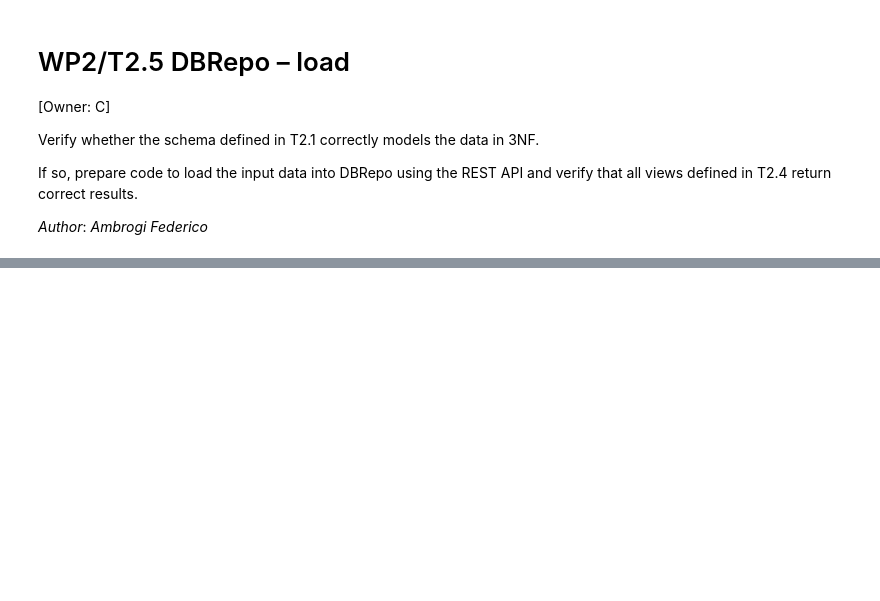
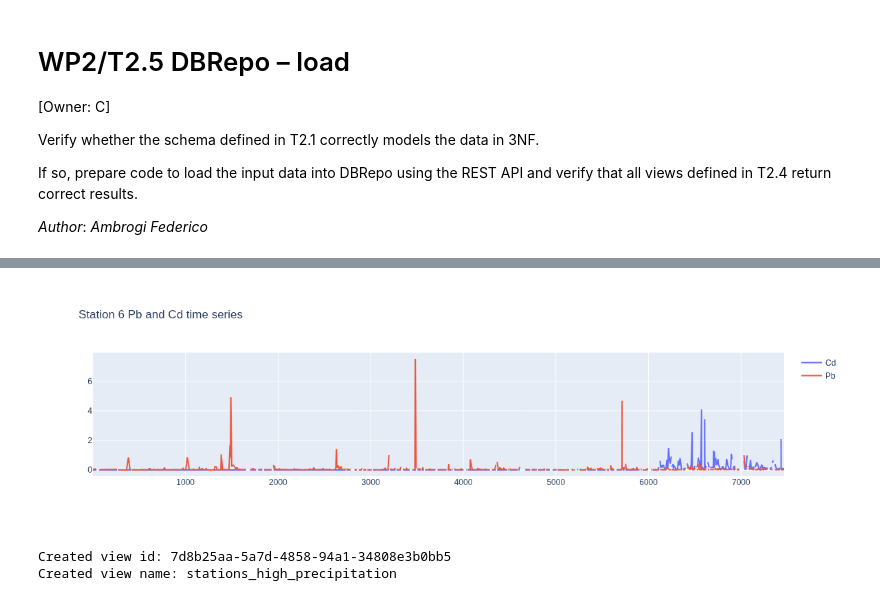
Before and after one commit to fambrogi/DataStewardshipSS2026, a Jupyter notebook: notebooks/T2_5-DBRepoLoadView.ipynb, the cells around one changed output, grey strips where cells are left out. Saved outputs shown, nothing was run; the diff lists cells and outputs as text; code cells hidden in the pictures; blank space fills up the shorter version.

```diff
--- a/notebooks/T2_5-DBRepoLoadView.ipynb
+++ b/notebooks/T2_5-DBRepoLoadView.ipynb
@@ -457,0 +211,66 @@ ForbiddenError: Failed to create view: not allowed
+# %%
+X = station_6_data_pb_cd_ph.measurement_id
+CD = station_6_data_pb_cd_ph.pb
+PB = station_6_data_pb_cd_ph.cd
+
+import plotly.graph_objects as go
+
+fig = go.Figure()
+fig.add_trace(go.Scatter(x=X, y=CD,
+                    mode='lines',
+                    name='Cd'))
+fig.add_trace(go.Scatter(x=X, y=PB,
+                    mode='lines',
+                    name='Pb'))
+fig.update_layout(
+    title = 'Station 6 Pb and Cd time series'
+)
+
+fig.show()
+# %% [output]
+[figure, added]
+# %%
+TABLE_NAME = 'precipitation_measurements'
+
+## View for stations with the highest precipitation recorded
+view_query = QueryDefinition(
+    datasources=[TABLE_NAME],
+
+    columns=[
+        f"{TABLE_NAME}.station_id",
+        f"{TABLE_NAME}.ns",
+        f"{TABLE_NAME}.measurement_id",
+    ],
+
+    filters=[
+        FilterDefinition(
+            type=FilterType.WHERE,
+            column=f"{TABLE_NAME}.ns",
+            operator=">",
+            value="100",
+        )
+    ],
+    orders=[
+        OrderDefinition(
+            column=f"{TABLE_NAME}.measurement_id",
+            direction=OrderType.ASC,
+        )
+    ],
+)
+
+
+view = client.create_view(
+    database_id=DATABASE_ID,
+    name="stations_high_precipitation",
+    query=view_query,
+    is_public=False,
+    is_schema_public=False,
+)
+
+print("Created view id:", view.id)
+print("Created view name:", view.name)
+
+VIEW_ID = view.id
+# %% [output]
+Created view id: 7d8b25aa-5a7d-4858-94a1-34808e3b0bb5
+Created view name: stations_high_precipitation
```
Also changed, not shown: parts of 46 cells of this notebook.
